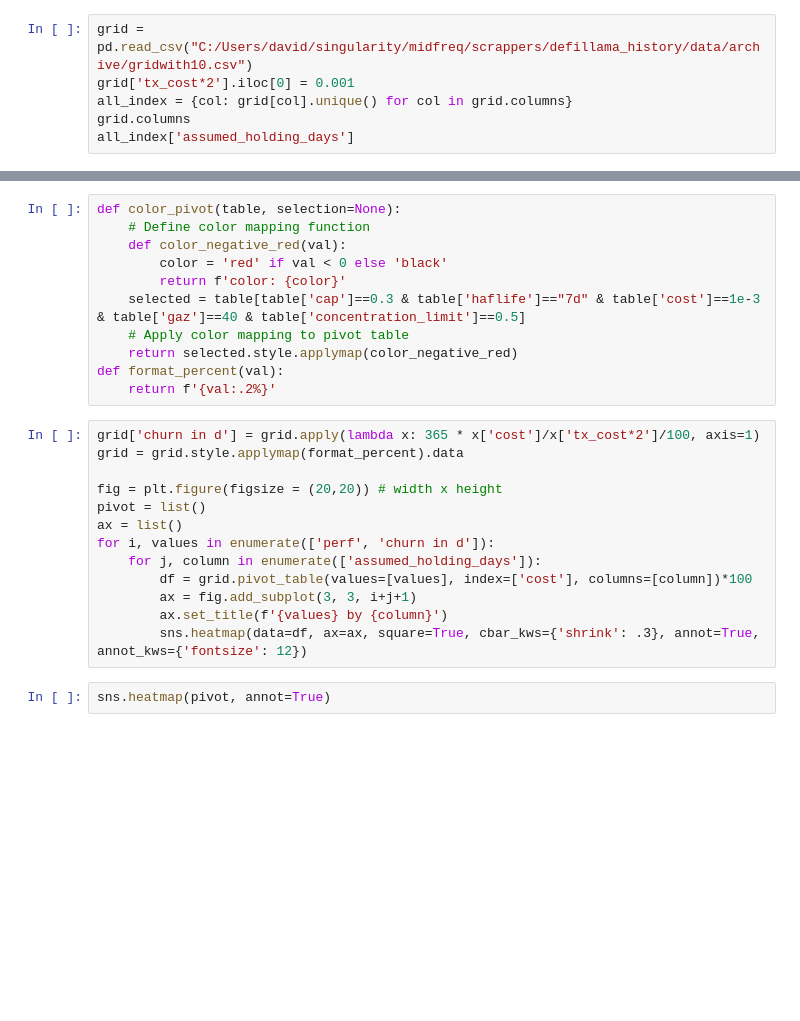
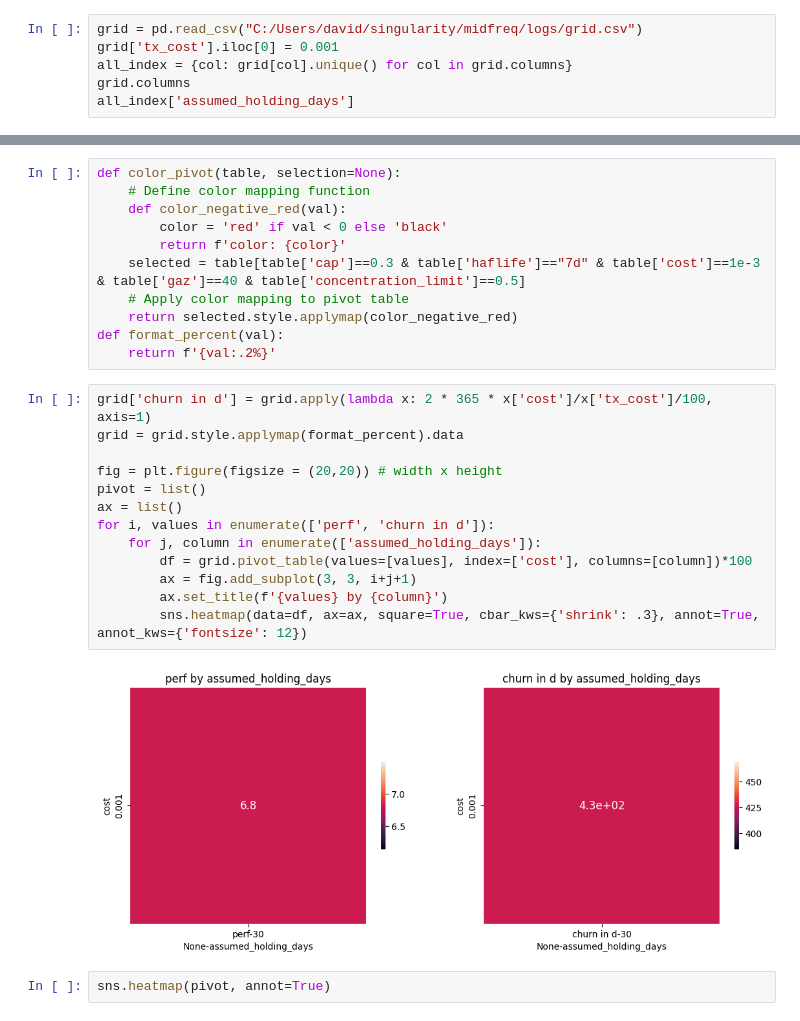
Before and after one commit to Sety-project/YieldOptimizer, a Jupyter notebook: read grid.ipynb, the cells around one changed output, grey strips where cells are left out. Cells and saved outputs as stored; diff of their text form; blank space fills up the shorter version.

```diff
--- a/read grid.ipynb
+++ b/read grid.ipynb
@@ -42,8 +42,8 @@ pool_map
  'fc7701fc-e290-4606-a8be-9e4ba6c5f91a': 'convex-finance_ETH-RETH',
  'c9873dab-0979-478c-b48c-3c3a0c935449': 'convex-finance_STETH-FRXETH'}
 # %%
-grid = pd.read_csv("C:/Users/david/singularity/midfreq/scrappers/defillama_history/data/archive/gridwith10.csv")
-grid['tx_cost*2'].iloc[0] = 0.001
+grid = pd.read_csv("C:/Users/david/singularity/midfreq/logs/grid.csv")
+grid['tx_cost'].iloc[0] = 0.001
 all_index = {col: grid[col].unique() for col in grid.columns}
 grid.columns
 all_index['assumed_holding_days']
@@ -100,18 +101,20 @@ def color_pivot(table, selection=None):
 def format_percent(val):
     return f'{val:.2%}'
 # %%
-grid['churn in d'] = grid.apply(lambda x: 365 * x['cost']/x['tx_cost*2']/100, axis=1)
+grid['churn in d'] = grid.apply(lambda x: 2 * 365 * x['cost']/x['tx_cost']/100, axis=1)
 grid = grid.style.applymap(format_percent).data
 
 fig = plt.figure(figsize = (20,20)) # width x height
 pivot = list()
 ax = list()
 for i, values in enumerate(['perf', 'churn in d']):
     for j, column in enumerate(['assumed_holding_days']):
         df = grid.pivot_table(values=[values], index=['cost'], columns=[column])*100
         ax = fig.add_subplot(3, 3, i+j+1)
         ax.set_title(f'{values} by {column}')
         sns.heatmap(data=df, ax=ax, square=True, cbar_kws={'shrink': .3}, annot=True, annot_kws={'fontsize': 12})
+# %% [output]
+[figure, added]
 # %%
 sns.heatmap(pivot, annot=True)
 # %%
```
Also changed, not shown: parts of 2 cells of this notebook, 3 other files.
